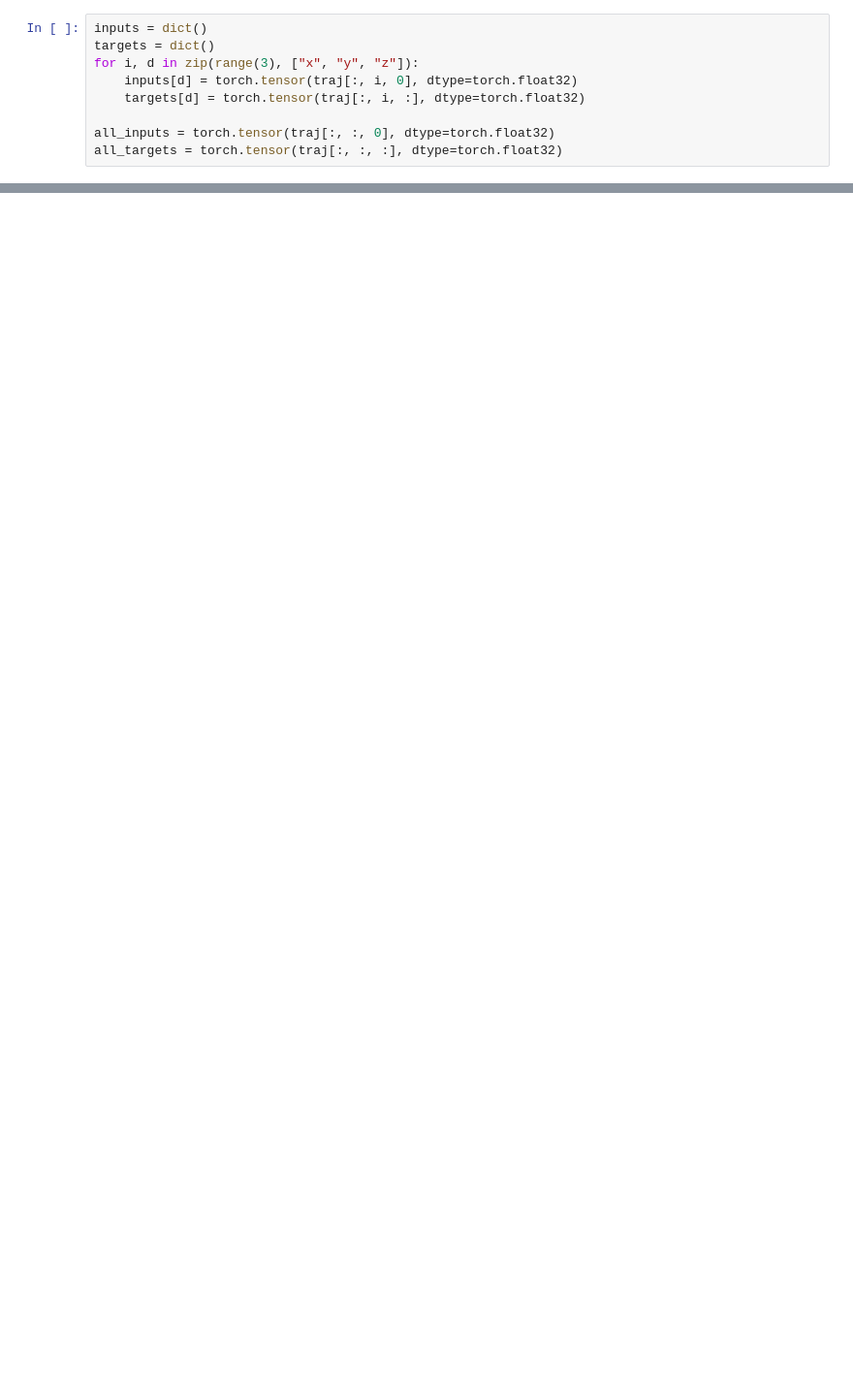
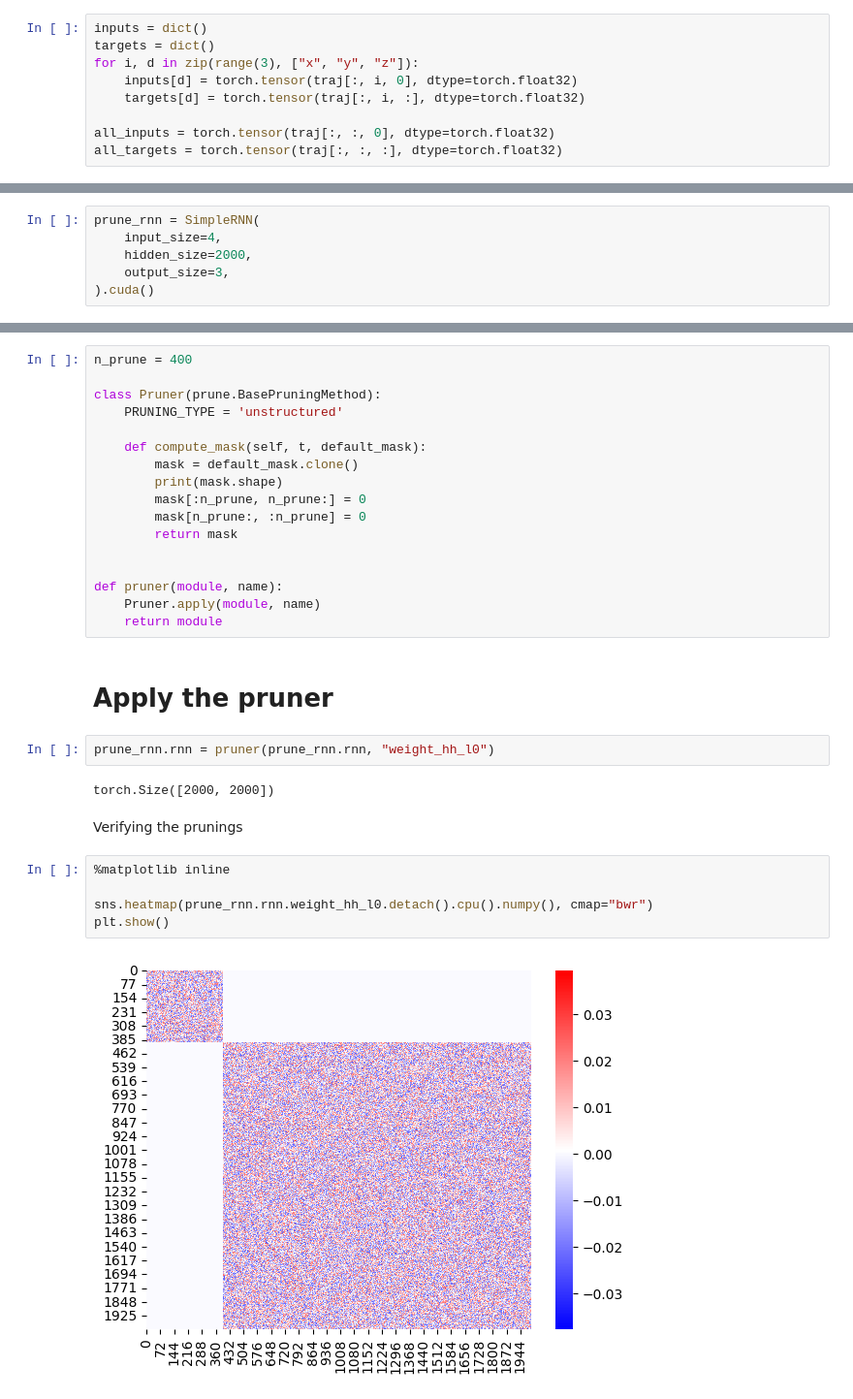
Before and after one commit to kushalkolar/rnn-go-brr, a Jupyter notebook: rnngobrr/torch_rnn_xyz.ipynb, the cells around one changed output, grey strips where cells are left out. Shown at 97% size. Drawn from its saved outputs; the diff is of its cells as text; blank space fills up the shorter version.

```diff
--- a/rnngobrr/torch_rnn_xyz.ipynb
+++ b/rnngobrr/torch_rnn_xyz.ipynb
@@ -176,0 +256,6 @@ plt.plot(output.detach().cpu().numpy()[0, 0, :, 0])
+# %%
+prune_rnn = SimpleRNN(
+    input_size=4,
+    hidden_size=2000,
+    output_size=3,
+).cuda()
@@ -176,0 +279,32 @@ plt.plot(output.detach().cpu().numpy()[0, 0, :, 0])
+# %%
+n_prune = 400
+
+class Pruner(prune.BasePruningMethod):
+    PRUNING_TYPE = 'unstructured'
+
+    def compute_mask(self, t, default_mask):
+        mask = default_mask.clone()
+        print(mask.shape)
+        mask[:n_prune, n_prune:] = 0
+        mask[n_prune:, :n_prune] = 0
+        return mask
+
+
+def pruner(module, name):
+    Pruner.apply(module, name)
+    return module
+# %% [markdown]
+# Apply the pruner
+# %%
+prune_rnn.rnn = pruner(prune_rnn.rnn, "weight_hh_l0")
+# %% [output]
+torch.Size([2000, 2000])
+# %% [markdown]
+Verifying the prunings
+# %%
+%matplotlib inline
+
+sns.heatmap(prune_rnn.rnn.weight_hh_l0.detach().cpu().numpy(), cmap="bwr")
+plt.show()
+# %% [output]
+[figure, added]
```
Also changed, not shown: parts of 53 cells of this notebook.
